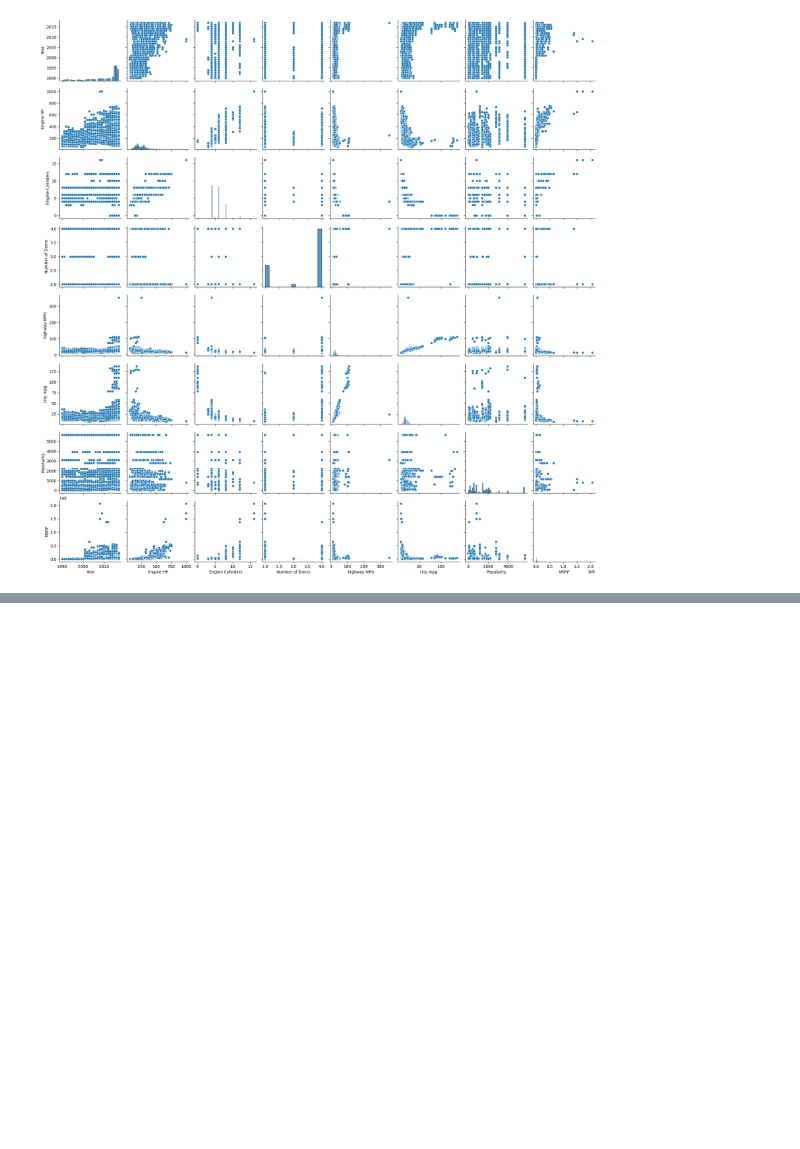
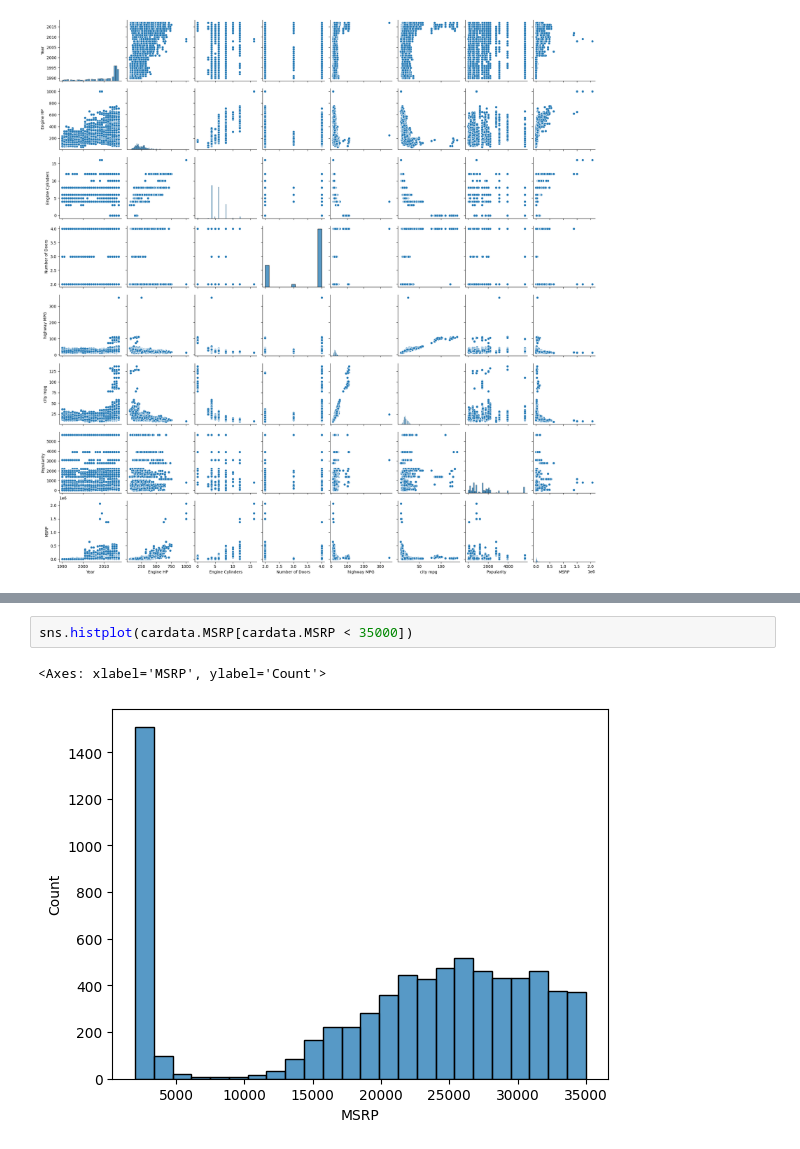
Before and after one commit to Naturalenemy07/CS543_ML, a Jupyter notebook: vscode/homework/MLB_2.ipynb, the cells around one changed output, grey strips where cells are left out. Cells and saved outputs as stored; diff of their text form; blank space fills up the shorter version.

```diff
--- a/vscode/homework/MLB_2.ipynb
+++ b/vscode/homework/MLB_2.ipynb
@@ -41,0 +78,5 @@ cardata.corr()
+# %%
+sns.histplot(cardata.MSRP[cardata.MSRP < 35000])
+# %% [output]
+<Axes: xlabel='MSRP', ylabel='Count'>
+[figure, added]
```
Also changed, not shown: parts of 3 cells of this notebook.
